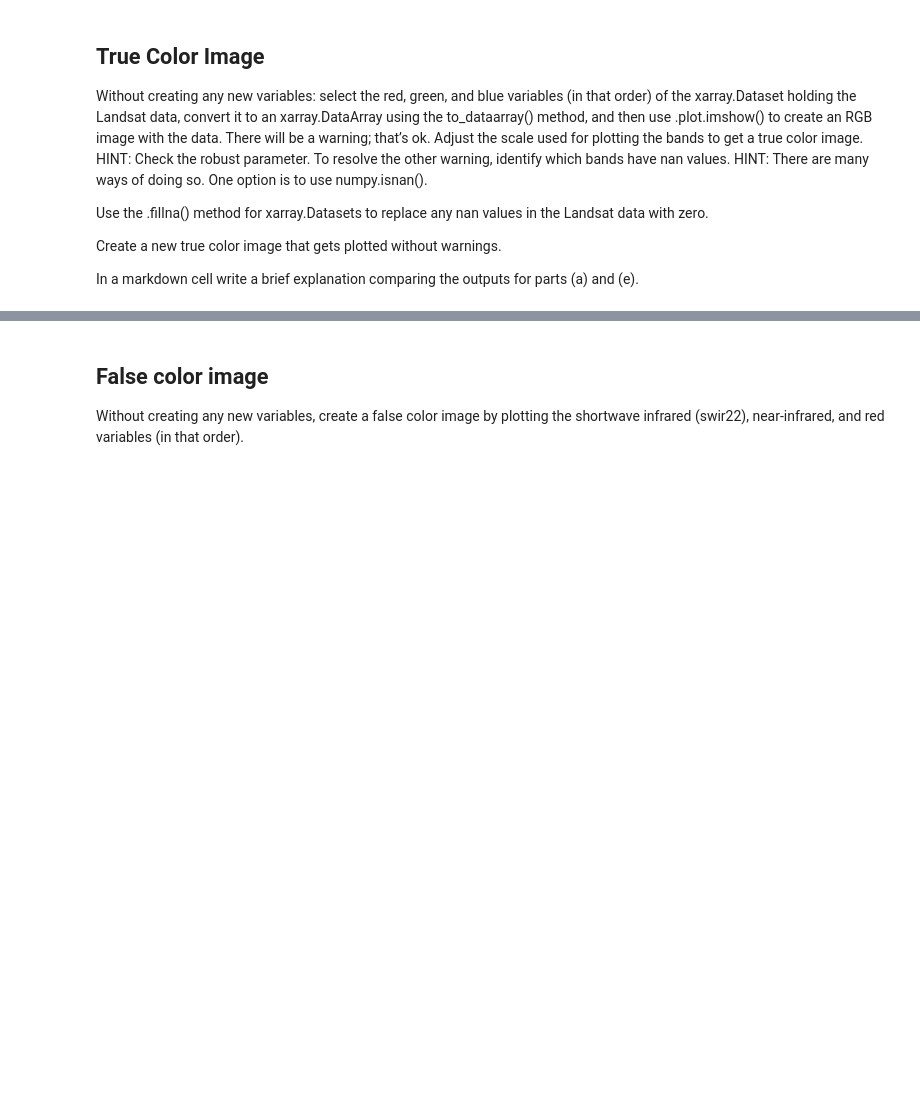
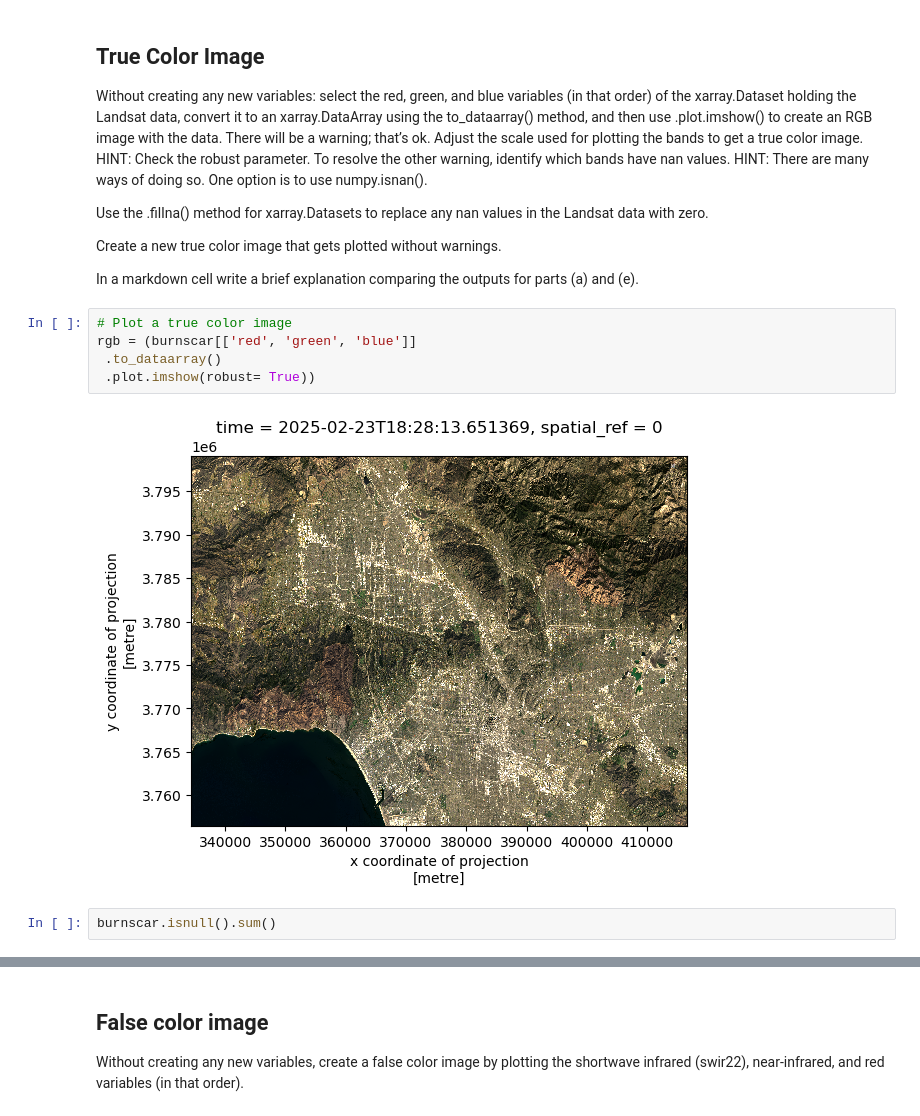
Before and after one commit to gingersknapp/eds220-hwk4, a Jupyter notebook: hwk4-task2-false-color-KNAPP.ipynb, the cells around one changed output, grey strips where cells are left out. Drawn from its saved outputs; the diff is of its cells as text; blank space fills up the shorter version.

Commit message:
create true-color images

```diff
--- a/hwk4-task2-false-color-KNAPP.ipynb
+++ b/hwk4-task2-false-color-KNAPP.ipynb
@@ -151,3 +144,12 @@ Use the .fillna() method for xarray.Datasets to replace any nan values in the La
 Create a new true color image that gets plotted without warnings.
 
 In a markdown cell write a brief explanation comparing the outputs for parts (a) and (e).
+# %%
+# Plot a true color image
+rgb = (burnscar[['red', 'green', 'blue']]
+ .to_dataarray()
+ .plot.imshow(robust= True))
+# %% [output]
+[figure, added]
+# %%
+burnscar.isnull().sum()
```
Also changed, not shown: parts of 7 cells of this notebook.
